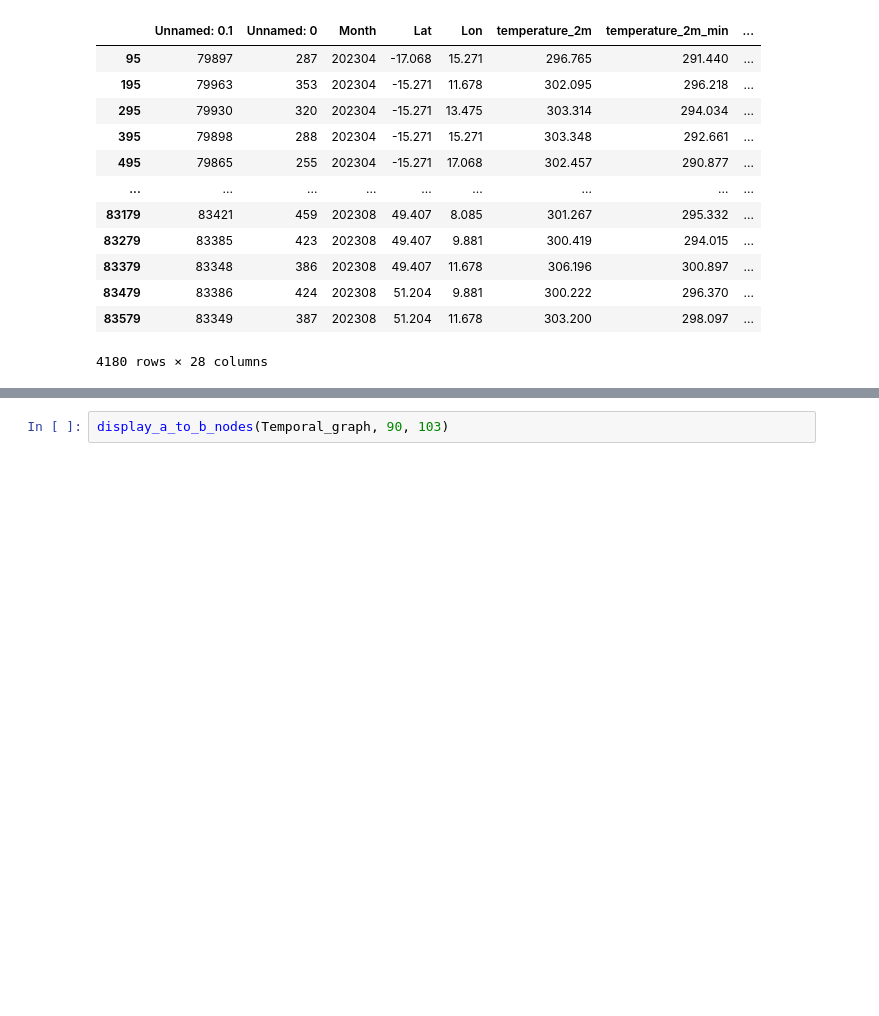
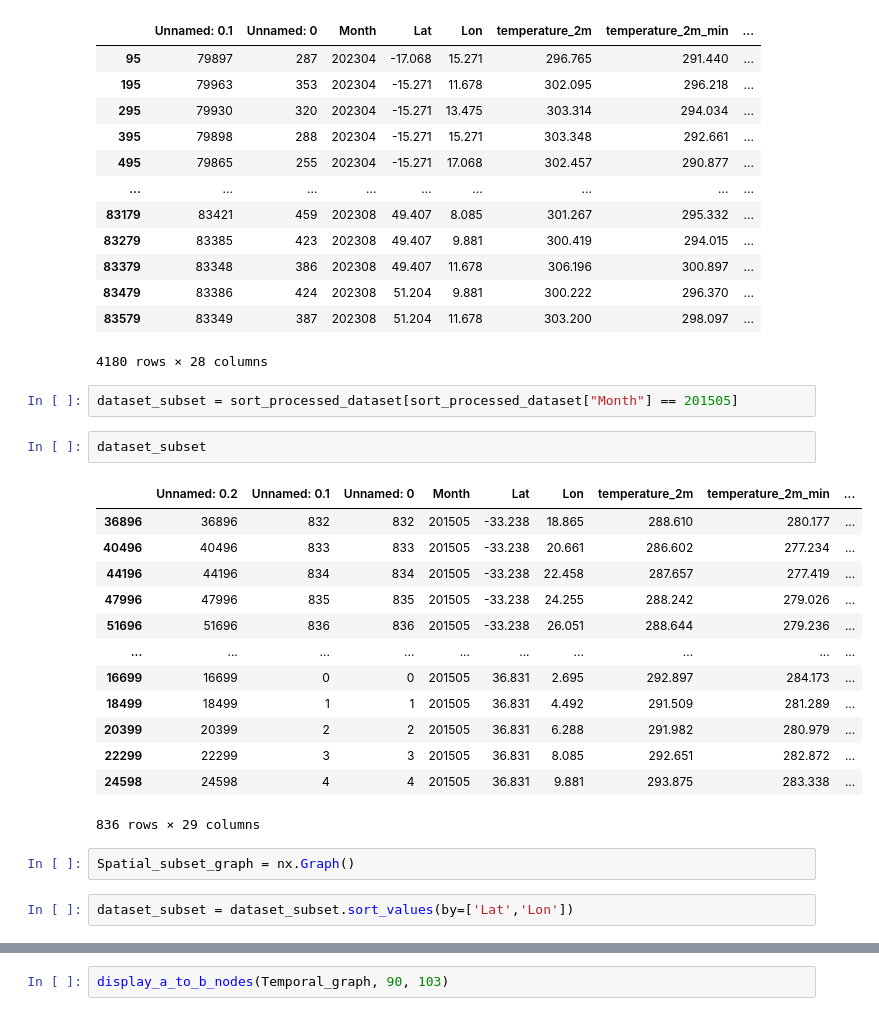
Before and after one commit to RoyZhaoGA/DroughtForecastAI, a Jupyter notebook: Spatial_GNNDroughtPrediction200k.ipynb, the cells around one changed output, grey strips where cells are left out. Saved outputs shown, nothing was run; the diff lists cells and outputs as text; blank space fills up the shorter version.

```diff
--- a/Spatial_GNNDroughtPrediction200k.ipynb
+++ b/Spatial_GNNDroughtPrediction200k.ipynb
@@ -67,3 +67,25 @@ ten_month_dataset
 | 83479 | 83386 | 424 | 202308 | 51.204 | 9.881 | 300.222 | 296.370 | ... |
 | 83579 | 83349 | 387 | 202308 | 51.204 | 11.678 | 303.200 | 298.097 | ... |
 4180 rows × 28 columns
+# %%
+dataset_subset = sort_processed_dataset[sort_processed_dataset["Month"] == 201505]
+# %%
+dataset_subset
+# %% [output]
+|  | Unnamed: 0.2 | Unnamed: 0.1 | Unnamed: 0 | Month | Lat | Lon | temperature_2m | temperature_2m_min | ... |
+| 36896 | 36896 | 832 | 832 | 201505 | -33.238 | 18.865 | 288.610 | 280.177 | ... |
+| 40496 | 40496 | 833 | 833 | 201505 | -33.238 | 20.661 | 286.602 | 277.234 | ... |
+| 44196 | 44196 | 834 | 834 | 201505 | -33.238 | 22.458 | 287.657 | 277.419 | ... |
+| 47996 | 47996 | 835 | 835 | 201505 | -33.238 | 24.255 | 288.242 | 279.026 | ... |
+| 51696 | 51696 | 836 | 836 | 201505 | -33.238 | 26.051 | 288.644 | 279.236 | ... |
+| ... | ... | ... | ... | ... | ... | ... | ... | ... | ... |
+| 16699 | 16699 | 0 | 0 | 201505 | 36.831 | 2.695 | 292.897 | 284.173 | ... |
+| 18499 | 18499 | 1 | 1 | 201505 | 36.831 | 4.492 | 291.509 | 281.289 | ... |
+| 20399 | 20399 | 2 | 2 | 201505 | 36.831 | 6.288 | 291.982 | 280.979 | ... |
+| 22299 | 22299 | 3 | 3 | 201505 | 36.831 | 8.085 | 292.651 | 282.872 | ... |
+| 24598 | 24598 | 4 | 4 | 201505 | 36.831 | 9.881 | 293.875 | 283.338 | ... |
+836 rows × 29 columns
+# %%
+Spatial_subset_graph = nx.Graph()
+# %%
+dataset_subset = dataset_subset.sort_values(by=['Lat','Lon'])
```
Also changed, not shown: parts of 15 cells of this notebook.
